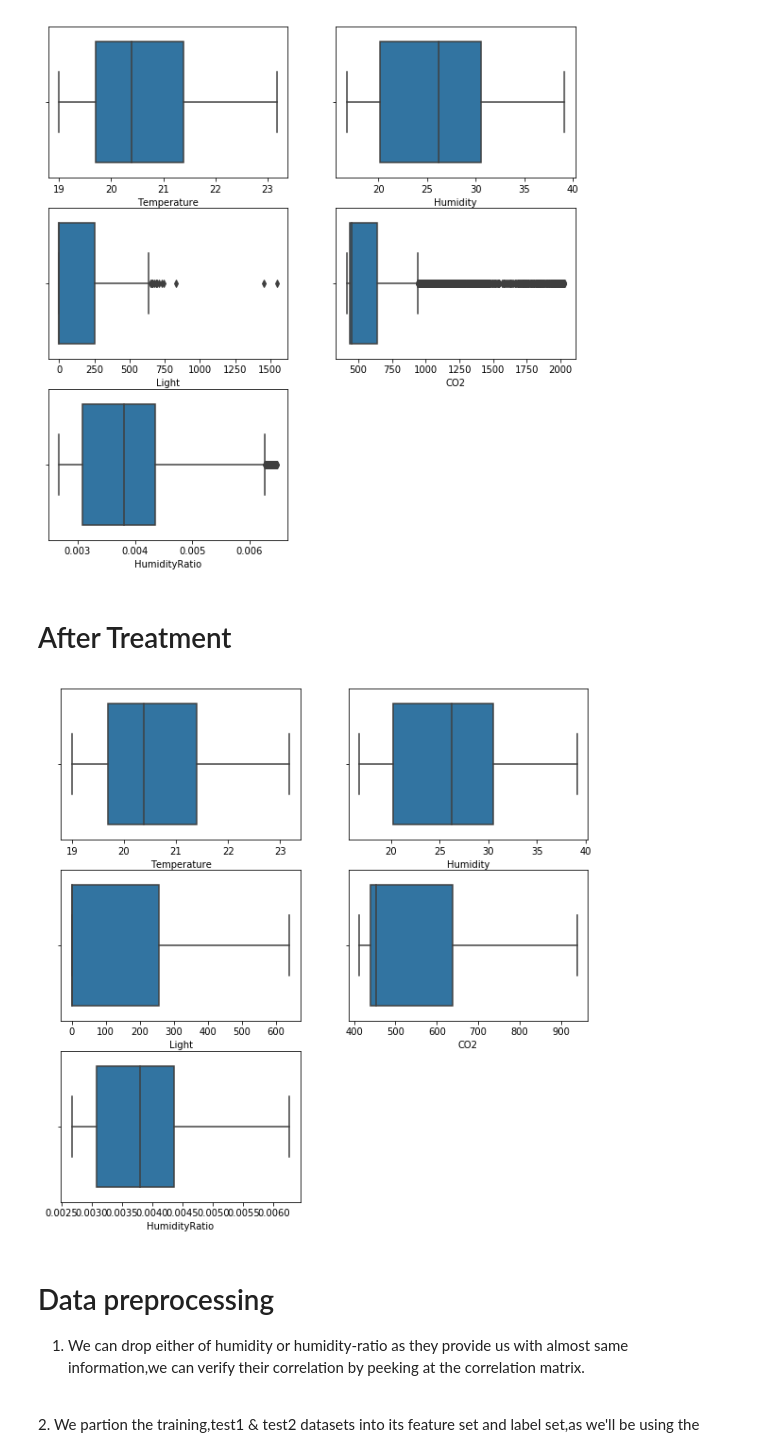
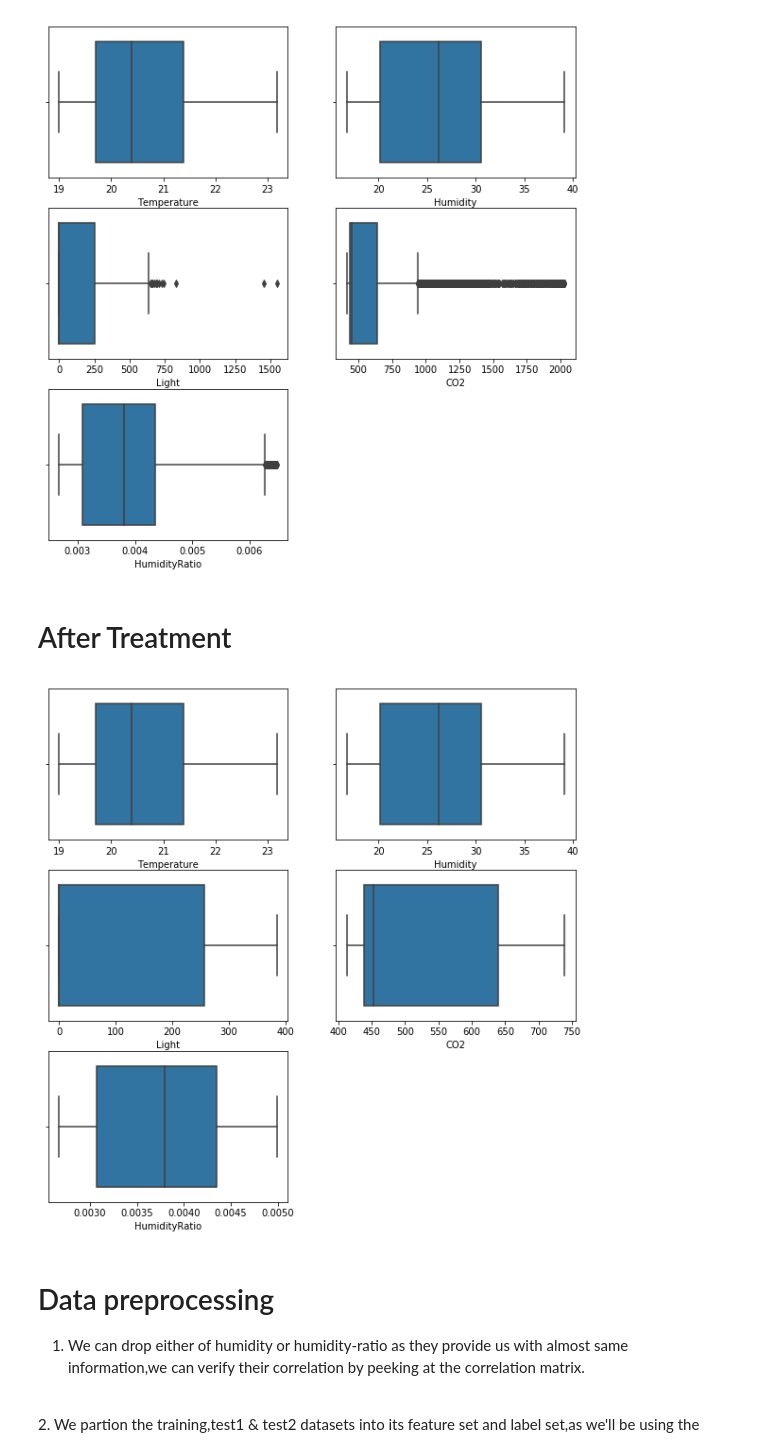
Before and after one commit to Debdeep1998/Backpropagation, a Jupyter notebook: occupancy_detection.ipynb, the cells around one changed output. Cells and saved outputs as stored; diff of their text form; code cells hidden in the pictures.

```diff
--- a/occupancy_detection.ipynb
+++ b/occupancy_detection.ipynb
@@ -94,28 +94,28 @@ fig.delaxes(ax[2,1])
 # %%
 
 display(Markdown('# After Treatment'))
 for  cols in ['Light','CO2','HumidityRatio']:
-    Q1=x_train[cols].quantile(0.75)
-    Q3=x_train[cols].quantile(0.25)
-    IQR=Q1-Q3
+    Q3=x_train[cols].quantile(0.75)
+    Q1=x_train[cols].quantile(0.25)
+    IQR=Q3-Q1
     x_train[cols]=np.where(x_train[cols]> (Q1 + 1.5*IQR),Q1 + 1.5*IQR,x_train[cols])
 
 
 #Plotting after outlier treatment
 fig, ax = plt.subplots(3, 2, figsize=(10, 10))
 column=0
 row=0
 for cols in x_train.columns:
     sns.boxplot(x_train[cols],ax=ax[row,column])
     column+=1
     if(column==2):
         row+=1
         column=0
 
 fig.delaxes(ax[2,1])
 # %% [output]
 # After Treatment
-[figure, old version]
+[figure, new version]
 # %% [markdown]
 # Data preprocessing
 
```
Also changed, not shown: parts of 11 cells of this notebook.
